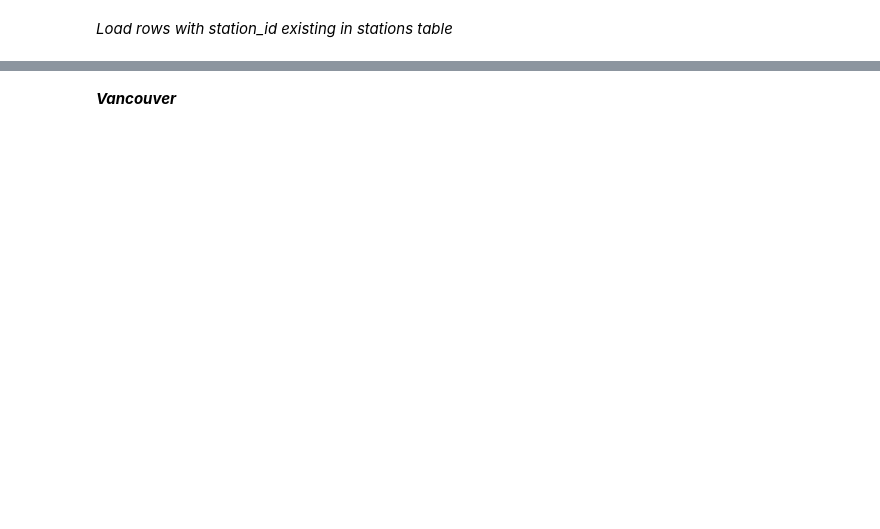
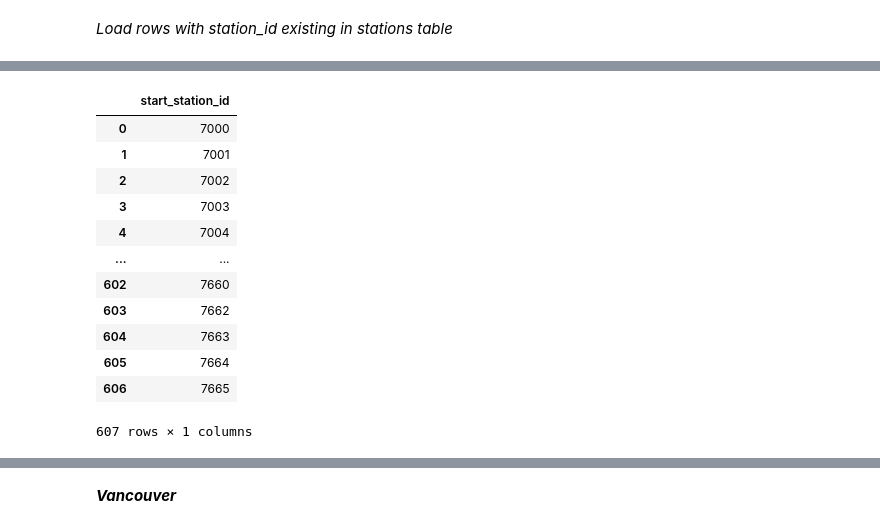
Before and after one commit to JeganS948/project2, a Jupyter notebook: locations.ipynb, the cells around one changed output, grey strips where cells are left out. Saved outputs shown, nothing was run; the diff lists cells and outputs as text; code cells hidden in the pictures; blank space fills up the shorter version.

```diff
--- a/locations.ipynb
+++ b/locations.ipynb
@@ -316,0 +336,20 @@ toronto
+# %%
+# get all Toronto stations
+stns_toronto = session.query(Stations.station_id).filter(Stations.location_id==1).all()
+stns_toronto = pd.DataFrame(stns_toronto)
+stns_toronto = stns_toronto.rename(columns={"station_id": "start_station_id"})
+stns_toronto
+# %% [output]
+|  | start_station_id |
+| 0 | 7000 |
+| 1 | 7001 |
+| 2 | 7002 |
+| 3 | 7003 |
+| 4 | 7004 |
+| ... | ... |
+| 602 | 7660 |
+| 603 | 7662 |
+| 604 | 7663 |
+| 605 | 7664 |
+| 606 | 7665 |
+607 rows × 1 columns
```
Also changed, not shown: parts of 28 cells of this notebook.
